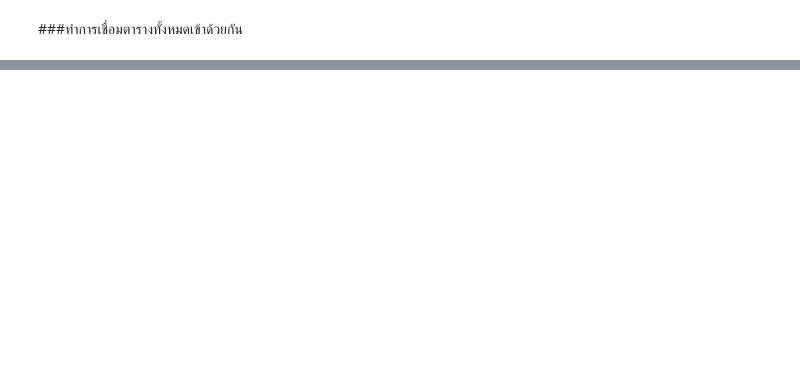
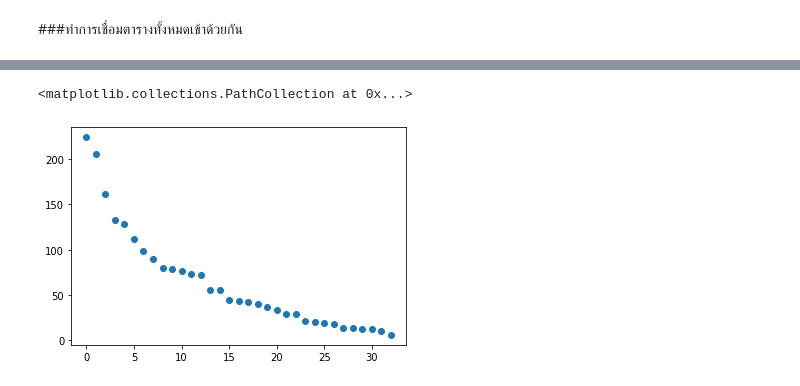
Before and after one commit to Benza1611/DWDM21, a Jupyter notebook: Project_ล่าสุด.ipynb, the cells around one changed output, grey strips where cells are left out. Saved outputs shown, nothing was run; the diff lists cells and outputs as text; code cells hidden in the pictures; blank space fills up the shorter version.

```diff
--- a/Project_ล่าสุด.ipynb
+++ b/Project_ล่าสุด.ipynb
@@ -303,0 +490,3 @@ Ex_1[['station_code','จังหวัด']]
+# %%
+Top_Prov = data.groupby('จังหวัด').count().sort_values(by=['StFinal'],ascending=False)
+Top_Prov
@@ -303,0 +538,5 @@ Ex_1[['station_code','จังหวัด']]
+# %%
+plt.scatter(range(len(Top_Prov.iloc[-33:,1])),Top_Prov.iloc[-33:,1]) #ใช้ค่า default
+# %% [output]
+<matplotlib.collections.PathCollection at 0x...>
+[figure, added]
```
Also changed, not shown: parts of 49 cells of this notebook.
